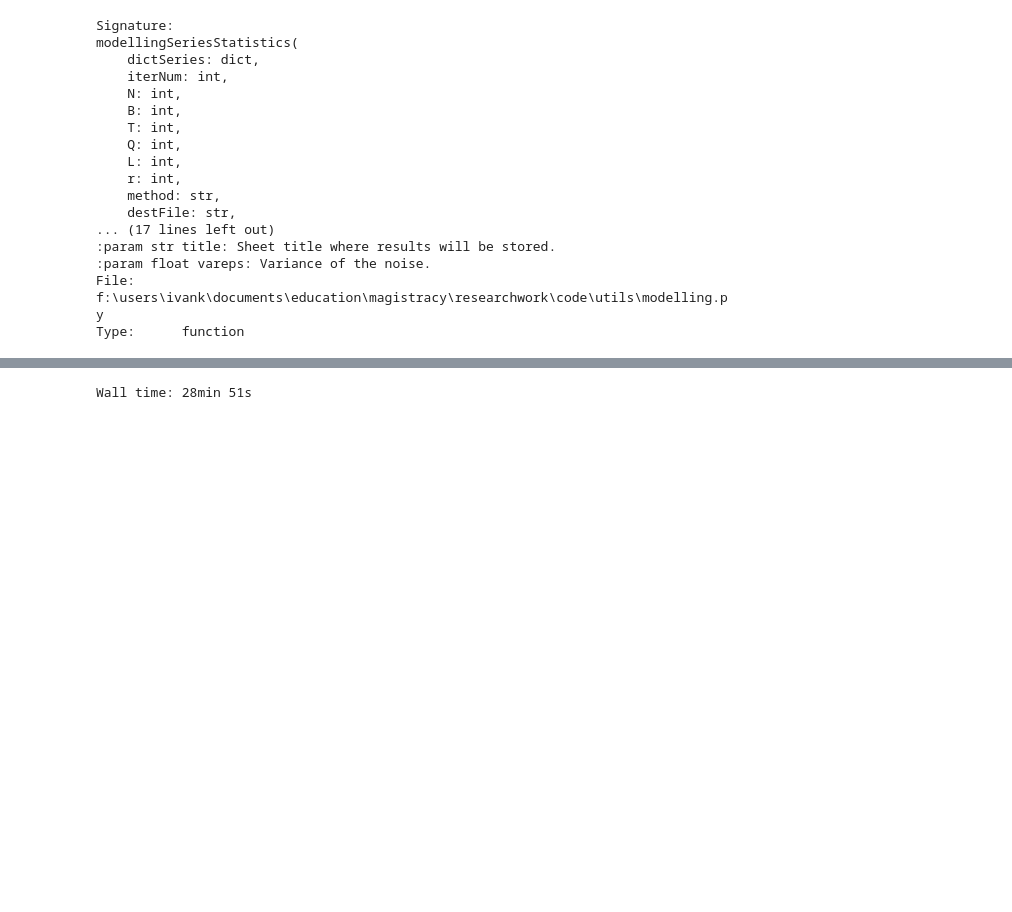
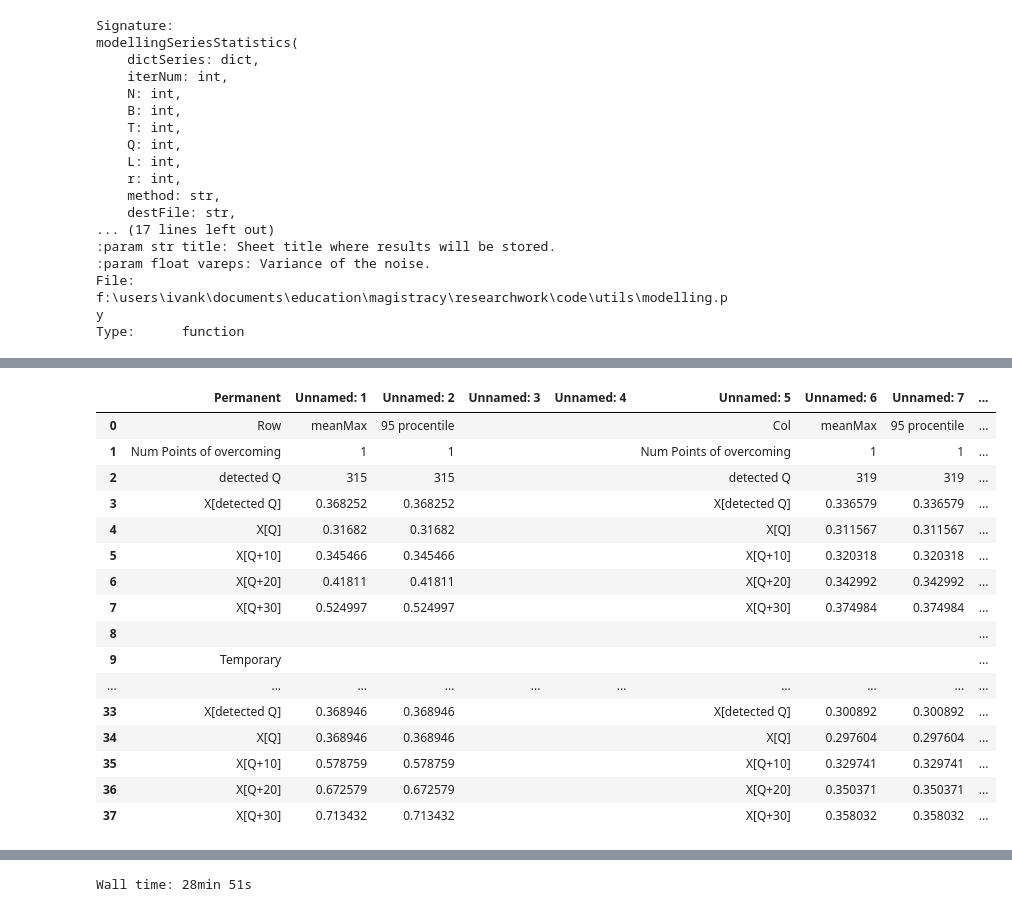
Before and after one commit to Loulaan/researchWork, a Jupyter notebook: heterFuncTest.ipynb, the cells around one changed output, grey strips where cells are left out. Saved outputs shown, nothing was run; the diff lists cells and outputs as text; code cells hidden in the pictures; blank space fills up the shorter version.

Commit message:
add results of modelling

```diff
--- a/heterFuncTest.ipynb
+++ b/heterFuncTest.ipynb
@@ -357,0 +360,22 @@ Type:      function
+# %%
+%%time
+confidence_intervals = \
+    modelling_series_statistics(
+        dictSeries=dict(zip(['Permanent', 'Temporary', 'Shifted', 'Outlier'], [fPerm, fTemp, fShifted, fOutlier])),
+        iterNum=200,
+        N=N,
+        B=B,
+        T=T_,
+        Q=Q,
+        L=L,
+        r=r,
+        method=method,
+        destFile='tables/correct_results_1.xlsx',
+        title='withNoise',
+        vareps=noiseVariance
+    )
+
+fixedResult = pd.read_excel('tables/results.xlsx', sheet_name='withNoise', engine='openpyxl', usecols=range(18))
+fixedResult.fillna(' ', inplace=True)
+fixedResult[:40]
+# %% [output]
@@ -357,0 +383,17 @@ Type:      function
+|  | Permanent | Unnamed: 1 | Unnamed: 2 | Unnamed: 3 | Unnamed: 4 | Unnamed: 5 | Unnamed: 6 | Unnamed: 7 | ... |
+| 0 | Row | meanMax | 95 procentile |  |  | Col | meanMax | 95 procentile | ... |
+| 1 | Num Points of overcoming | 1 | 1 |  |  | Num Points of overcoming | 1 | 1 | ... |
+| 2 | detected Q | 315 | 315 |  |  | detected Q | 319 | 319 | ... |
+| 3 | X[detected Q] | 0.368252 | 0.368252 |  |  | X[detected Q] | 0.336579 | 0.336579 | ... |
+| 4 | X[Q] | 0.31682 | 0.31682 |  |  | X[Q] | 0.311567 | 0.311567 | ... |
+| 5 | X[Q+10] | 0.345466 | 0.345466 |  |  | X[Q+10] | 0.320318 | 0.320318 | ... |
+| 6 | X[Q+20] | 0.41811 | 0.41811 |  |  | X[Q+20] | 0.342992 | 0.342992 | ... |
+| 7 | X[Q+30] | 0.524997 | 0.524997 |  |  | X[Q+30] | 0.374984 | 0.374984 | ... |
+| 8 |  |  |  |  |  |  |  |  | ... |
+| 9 | Temporary |  |  |  |  |  |  |  | ... |
+| ... | ... | ... | ... | ... | ... | ... | ... | ... | ... |
+| 33 | X[detected Q] | 0.368946 | 0.368946 |  |  | X[detected Q] | 0.300892 | 0.300892 | ... |
+| 34 | X[Q] | 0.368946 | 0.368946 |  |  | X[Q] | 0.297604 | 0.297604 | ... |
+| 35 | X[Q+10] | 0.578759 | 0.578759 |  |  | X[Q+10] | 0.329741 | 0.329741 | ... |
+| 36 | X[Q+20] | 0.672579 | 0.672579 |  |  | X[Q+20] | 0.350371 | 0.350371 | ... |
+| 37 | X[Q+30] | 0.713432 | 0.713432 |  |  | X[Q+30] | 0.358032 | 0.358032 | ... |
```
Also changed, not shown: parts of 3 cells of this notebook, 25 other files.
